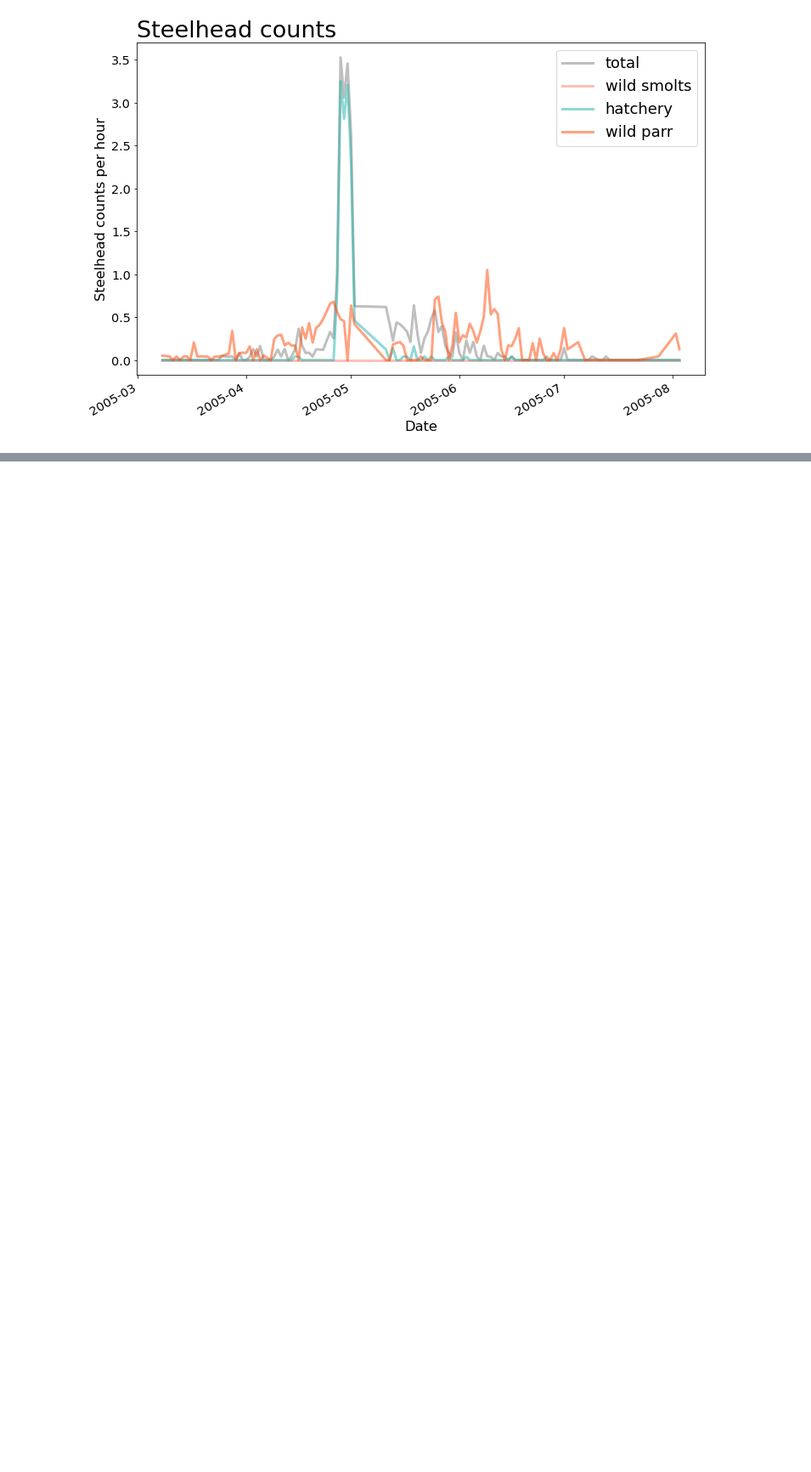
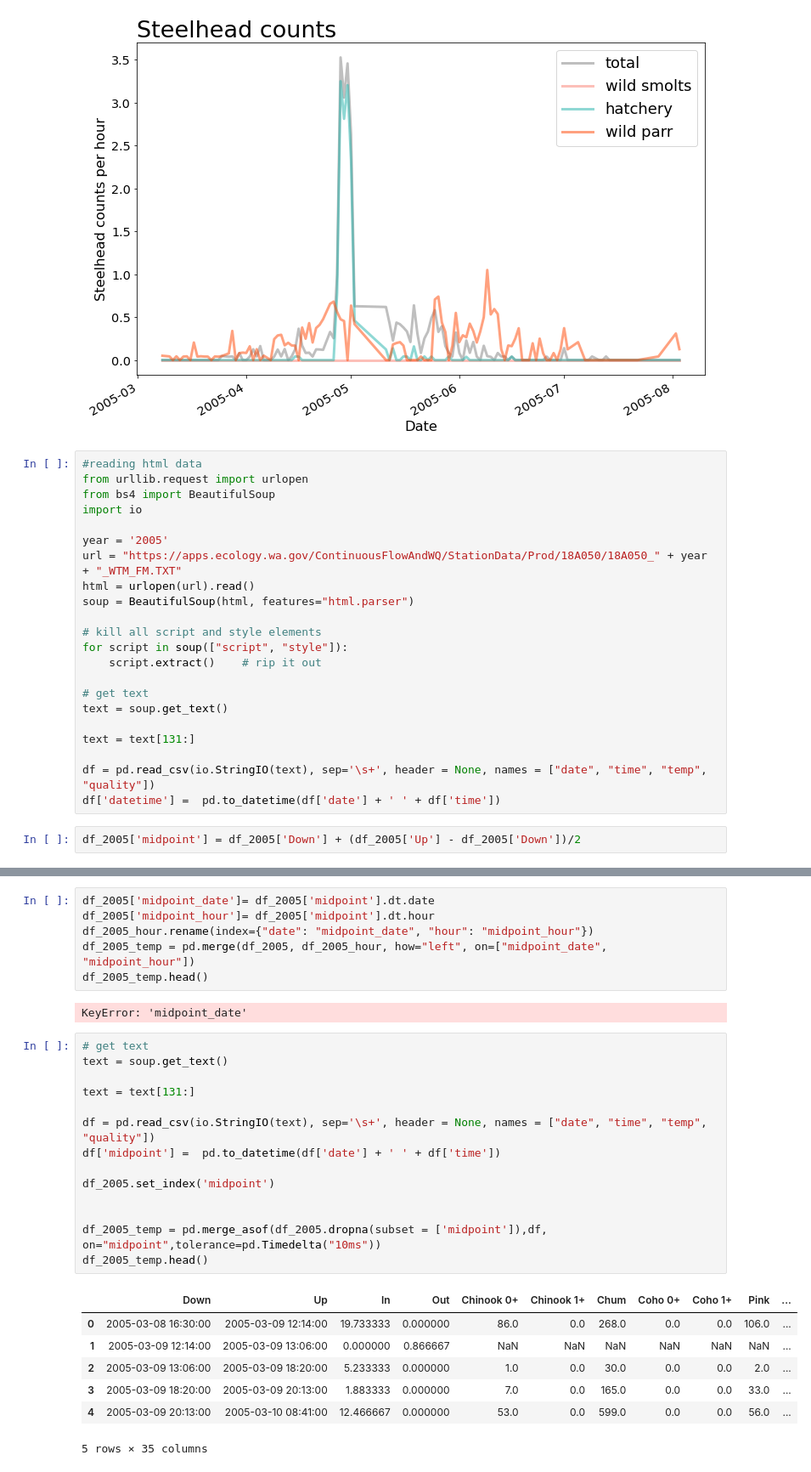
Before and after one commit to maria-kuruvilla/pied_piper, a Jupyter notebook: dungeness_2005-2014.ipynb, the cells around one changed output, grey strips where cells are left out. Shown at 85% size. Drawn from its saved outputs; the diff is of its cells as text; blank space fills up the shorter version.

Commit message:
merging temperature date

```diff
--- a/dungeness_2005-2014.ipynb
+++ b/dungeness_2005-2014.ipynb
@@ -238,3 +238,27 @@ plt.legend(fontsize=fs, loc='upper right', title = '')
 plt.show()
 # %% [output]
 [figure]
+# %%
+#reading html data
+from urllib.request import urlopen
+from bs4 import BeautifulSoup
+import io
+
+year = '2005'
+url = "https://apps.ecology.wa.gov/ContinuousFlowAndWQ/StationData/Prod/18A050/18A050_" + year + "_WTM_FM.TXT"
+html = urlopen(url).read()
+soup = BeautifulSoup(html, features="html.parser")
+
+# kill all script and style elements
+for script in soup(["script", "style"]):
+    script.extract()    # rip it out
+
+# get text
+text = soup.get_text()
+
+text = text[131:]
+
+df = pd.read_csv(io.StringIO(text), sep='\s+', header = None, names = ["date", "time", "temp", "quality"])
+df['datetime'] =  pd.to_datetime(df['date'] + ' ' + df['time'])
+# %%
+df_2005['midpoint'] = df_2005['Down'] + (df_2005['Up'] - df_2005['Down'])/2
@@ -240,0 +275,30 @@ plt.show()
+# %%
+df_2005['midpoint_date']= df_2005['midpoint'].dt.date
+df_2005['midpoint_hour']= df_2005['midpoint'].dt.hour
+df_2005_hour.rename(index={"date": "midpoint_date", "hour": "midpoint_hour"})
+df_2005_temp = pd.merge(df_2005, df_2005_hour, how="left", on=["midpoint_date", "midpoint_hour"])
+df_2005_temp.head()
+# %% [output]
+KeyError: 'midpoint_date'
+# %%
+# get text
+text = soup.get_text()
+
+text = text[131:]
+
+df = pd.read_csv(io.StringIO(text), sep='\s+', header = None, names = ["date", "time", "temp", "quality"])
+df['midpoint'] =  pd.to_datetime(df['date'] + ' ' + df['time'])
+
+df_2005.set_index('midpoint')
+
+
+df_2005_temp = pd.merge_asof(df_2005.dropna(subset = ['midpoint']),df, on="midpoint",tolerance=pd.Timedelta("10ms"))
+df_2005_temp.head()
+# %% [output]
+|  | Down | Up | In | Out | Chinook 0+ | Chinook 1+ | Chum | Coho 0+ | Coho 1+ | Pink | ... |
+| 0 | 2005-03-08 16:30:00 | 2005-03-09 12:14:00 | 19.733333 | 0.000000 | 86.0 | 0.0 | 268.0 | 0.0 | 0.0 | 106.0 | ... |
+| 1 | 2005-03-09 12:14:00 | 2005-03-09 13:06:00 | 0.000000 | 0.866667 | NaN | NaN | NaN | NaN | NaN | NaN | ... |
+| 2 | 2005-03-09 13:06:00 | 2005-03-09 18:20:00 | 5.233333 | 0.000000 | 1.0 | 0.0 | 30.0 | 0.0 | 0.0 | 2.0 | ... |
+| 3 | 2005-03-09 18:20:00 | 2005-03-09 20:13:00 | 1.883333 | 0.000000 | 7.0 | 0.0 | 165.0 | 0.0 | 0.0 | 33.0 | ... |
+| 4 | 2005-03-09 20:13:00 | 2005-03-10 08:41:00 | 12.466667 | 0.000000 | 53.0 | 0.0 | 599.0 | 0.0 | 0.0 | 56.0 | ... |
+5 rows × 35 columns
```
Also changed, not shown: parts of 2 cells of this notebook.
